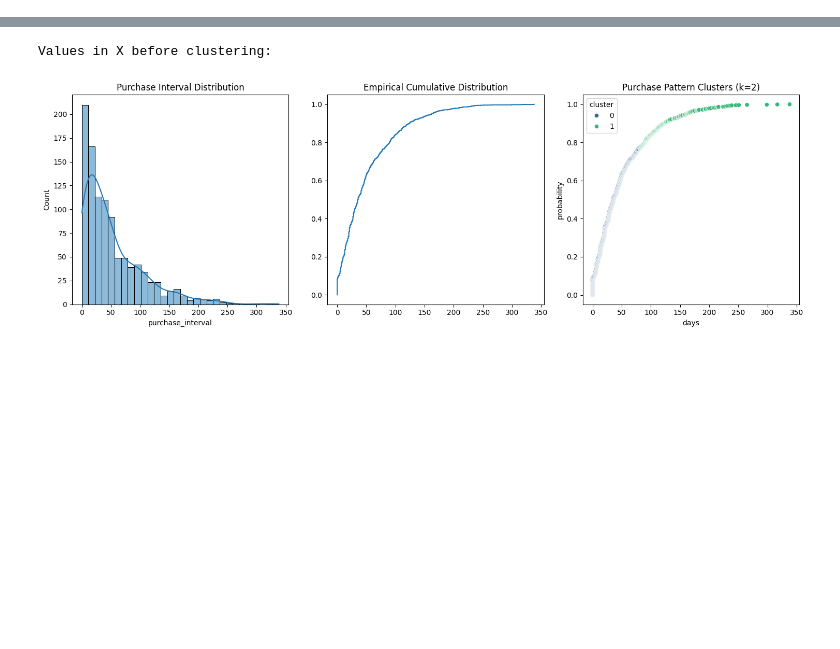
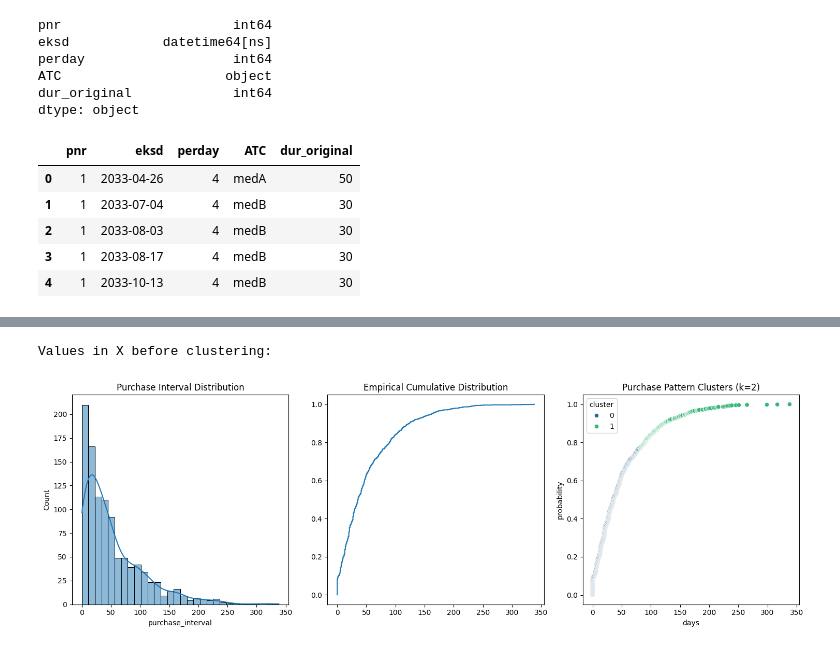
Before and after one commit to 0-BSCode/CS-3203, a Jupyter notebook: assignment-2-clustering/code.ipynb, the cells around one changed output, grey strips where cells are left out. Drawn from its saved outputs; the diff is of its cells as text; code cells hidden in the pictures; blank space fills up the shorter version.

```diff
--- a/assignment-2-clustering/code.ipynb
+++ b/assignment-2-clustering/code.ipynb
@@ -20,0 +19,17 @@ patients.head()
+# %%
+patients['eksd'] =pd.to_datetime(patients['eksd'])
+print(patients.dtypes)
+patients.head()
+# %% [output]
+pnr                      int64
+eksd            datetime64[ns]
+perday                   int64
+ATC                     object
+dur_original             int64
+dtype: object
+|  | pnr | eksd | perday | ATC | dur_original |
+| 0 | 1 | 2033-04-26 | 4 | medA | 50 |
+| 1 | 1 | 2033-07-04 | 4 | medB | 30 |
+| 2 | 1 | 2033-08-03 | 4 | medB | 30 |
+| 3 | 1 | 2033-08-17 | 4 | medB | 30 |
+| 4 | 1 | 2033-10-13 | 4 | medB | 30 |
```
Also changed, not shown: parts of 4 cells of this notebook, 3 other files.
